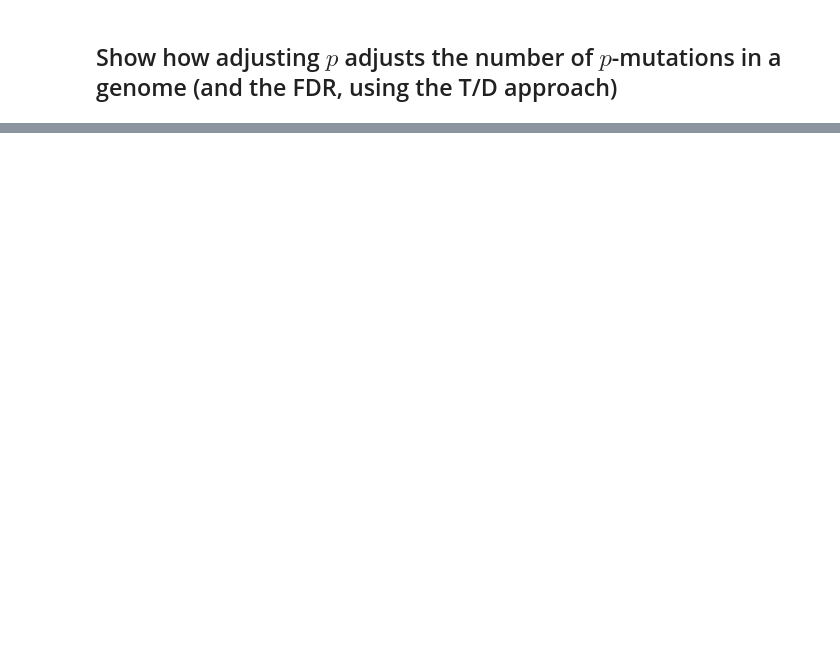
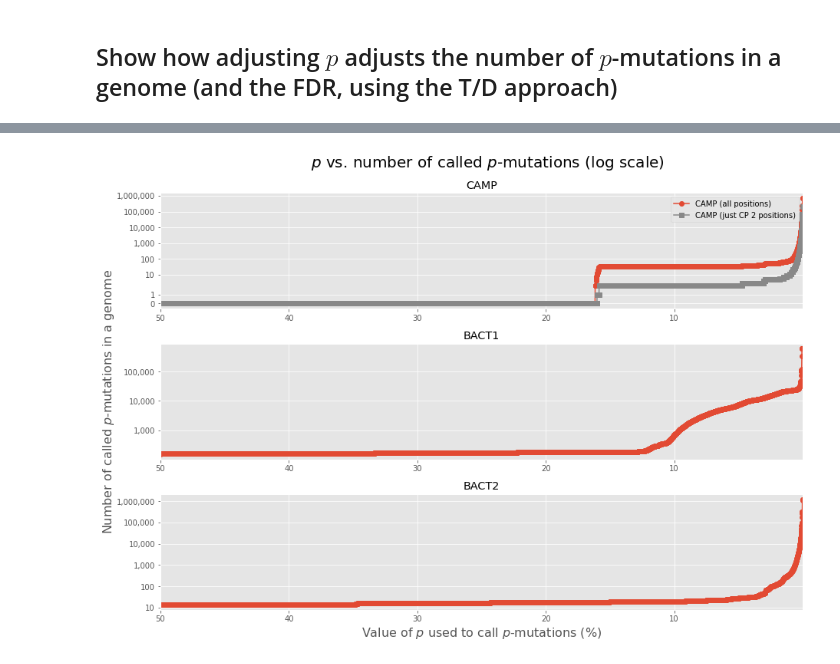
Before and after one commit to fedarko/sheepgut, a Jupyter notebook: notebooks/DemonstratingTargetDecoyApproach.ipynb, the cells around one changed output, grey strips where cells are left out. Drawn from its saved outputs; the diff is of its cells as text; code cells hidden in the pictures; blank space fills up the shorter version.

```diff
--- a/notebooks/DemonstratingTargetDecoyApproach.ipynb
+++ b/notebooks/DemonstratingTargetDecoyApproach.ipynb
@@ -378,0 +466,4 @@ axes[-1].set_xlabel("$p$")
+# %%
+p_vs_num_muts_plot(ylogscale=True, fig_basename="p_vs_num_muts_log")
+# %% [output]
+[figure, added]
```
Also changed, not shown: parts of 8 cells of this notebook, 5 other files.
